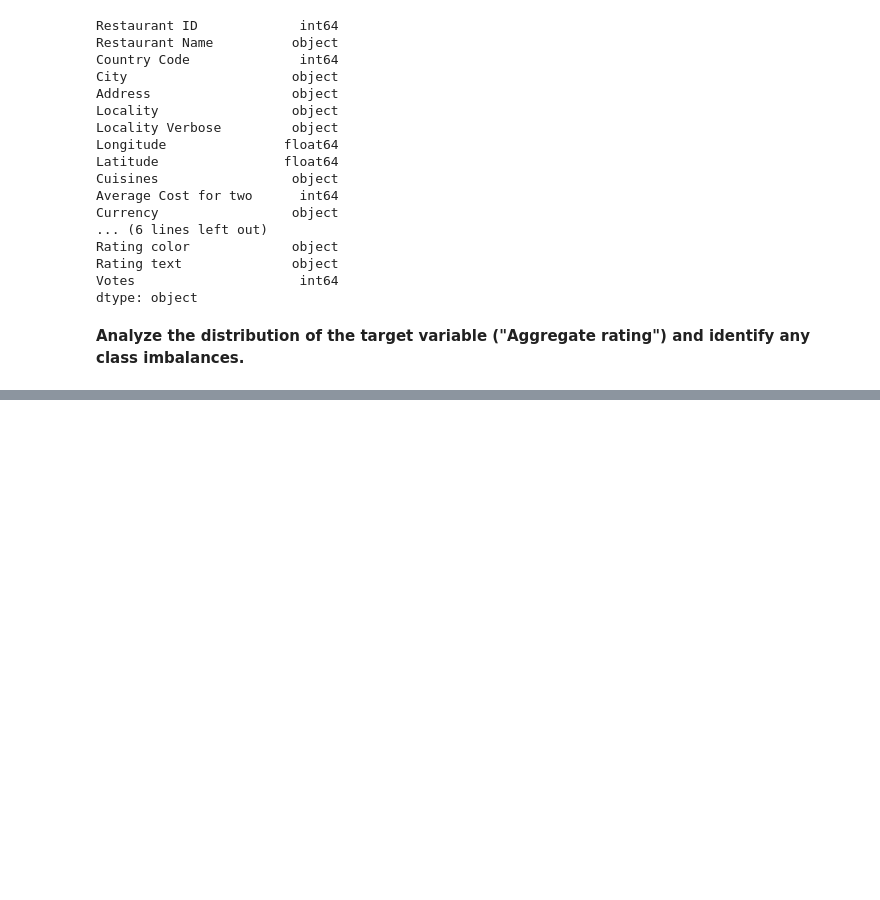
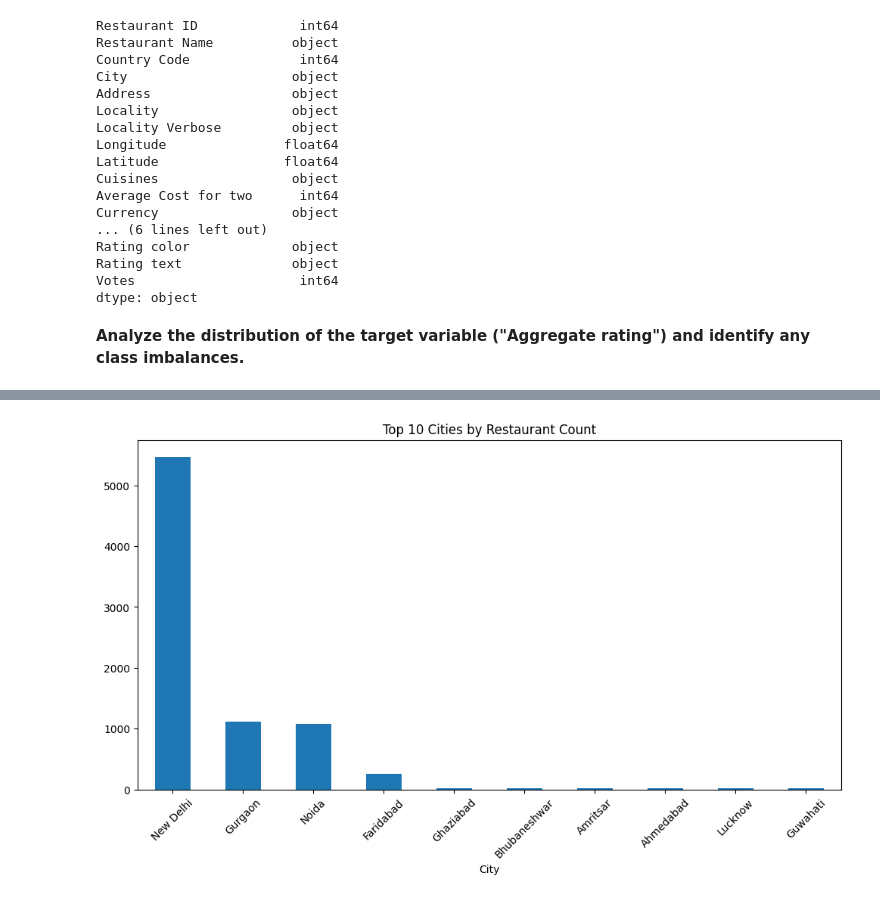
Before and after one commit to swagat2001/restaurant-data-analysis, a Jupyter notebook: resturant.ipynb, the cells around one changed output, grey strips where cells are left out. Saved outputs shown, nothing was run; the diff lists cells and outputs as text; code cells hidden in the pictures; blank space fills up the shorter version.

```diff
--- a/resturant.ipynb
+++ b/resturant.ipynb
@@ -166,14 +165,0 @@ NameError: name 'plt' is not defined
-# %%
-import matplotlib.pyplot as plt
-import seaborn as sns
-
-# Set style
-sns.set_style("whitegrid")
-
-# Plot distribution
-plt.figure(figsize=(10, 6))
-sns.histplot(df['Aggregate rating'], bins=30, kde=True)
-plt.title('Distribution of Aggregate Ratings')
-plt.xlabel('Rating')
-plt.ylabel('Count')
-plt.show()
@@ -207,5 +165,0 @@ Name: count, dtype: int64
-# %%
-# Bin ratings into categories (e.g., 'Poor', 'Average', 'Good', 'Excellent')
-bins = [0, 2.5, 3.5, 4.5, 5]
-labels = ['Poor (0-2.5)', 'Average (2.5-3.5)', 'Good (3.5-4.5)', 'Excellent (4.5-5)']
-df['Rating Category'] = pd.cut(df['Aggregate rating'], bins=bins, labels=labels, right=False)
@@ -238,0 +211,6 @@ Name: count, dtype: int64
+# %%
+# 2. Categorical variables analysis
+# Top 10 cities
+top_cities = df['City'].value_counts().head(10)
+print("\nTop 10 cities by restaurant count:")
+print(top_cities)
@@ -238,0 +253,9 @@ Name: count, dtype: int64
+# %%
+# Visualization
+plt.figure(figsize=(12, 6))
+top_cities.plot(kind='bar')
+plt.title('Top 10 Cities by Restaurant Count')
+plt.xticks(rotation=45)
+plt.show()
+# %% [output]
+[figure, added]
```
Also changed, not shown: parts of 20 cells of this notebook.
